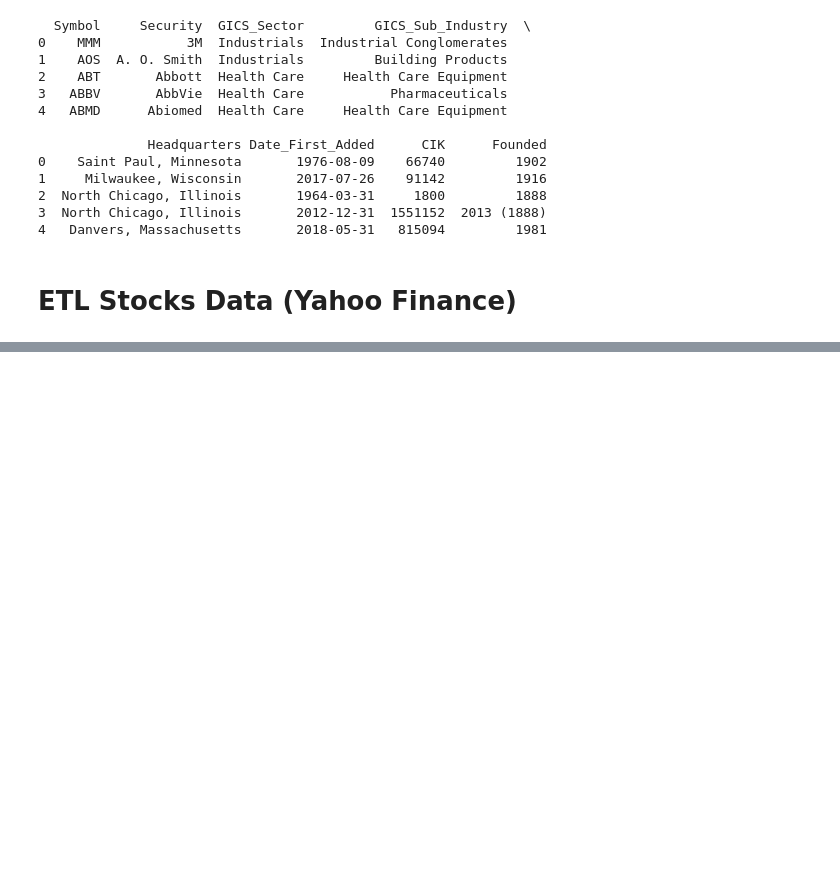
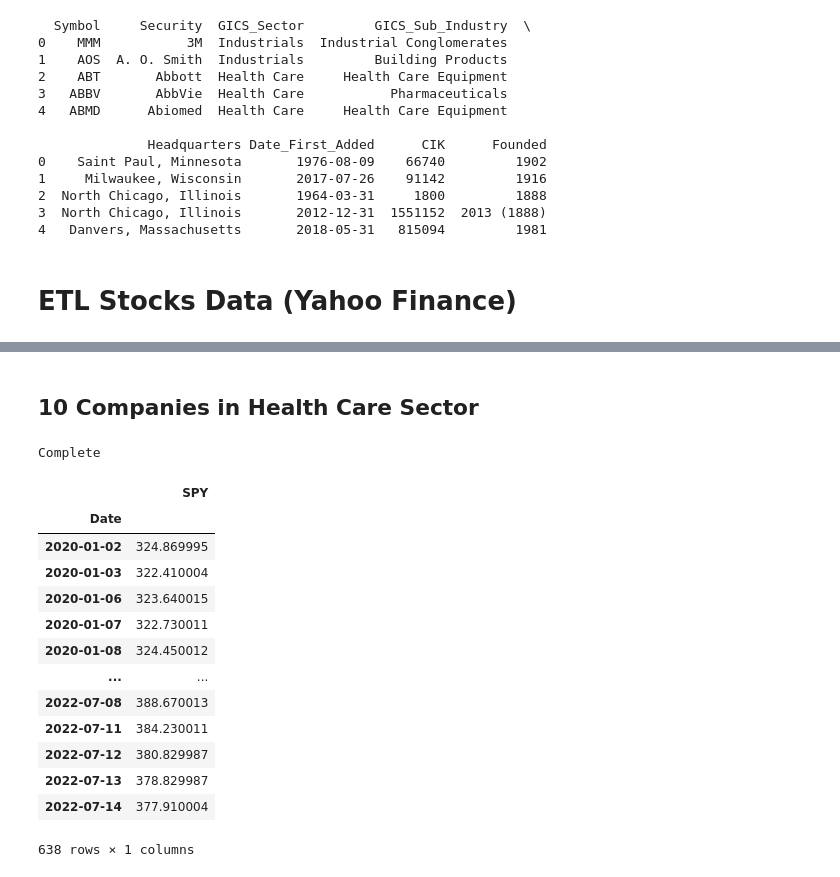
Before and after one commit to hothooper7/Stock_Market_Analysis, a Jupyter notebook: exploraory_analysis/ETL_stock_data.ipynb, the cells around one changed output, grey strips where cells are left out. Cells and saved outputs as stored; diff of their text form; code cells hidden in the pictures; blank space fills up the shorter version.

```diff
--- a/exploraory_analysis/ETL_stock_data.ipynb
+++ b/exploraory_analysis/ETL_stock_data.ipynb
@@ -1329,0 +126,12 @@ memory usage: 1.2 KB
+# %% [markdown]
+## 10 Companies in Health Care Sector
+# %%
+symbols = ["PFE", "LH", "CI", "BIIB", "ABT", "GILD", "UNH", "JNJ", "AMGN", "BMY"]
+
+for symbol in symbols:
+    stock = web.DataReader(symbol, 'yahoo', start='2020-01-01', end = dt.datetime.today())
+    stock.to_csv(f"{symbol}.csv")
+
+print("Complete")
+# %% [output]
+Complete
@@ -1329,0 +143,19 @@ memory usage: 1.2 KB
+# %%
+df = df_SPY[["Close"]]
+df = df.rename(columns = {"Close": "SPY"})
+df
+# %% [output]
+|  | SPY |
+| Date |  |
+| 2020-01-02 | 324.869995 |
+| 2020-01-03 | 322.410004 |
+| 2020-01-06 | 323.640015 |
+| 2020-01-07 | 322.730011 |
+| 2020-01-08 | 324.450012 |
+| ... | ... |
+| 2022-07-08 | 388.670013 |
+| 2022-07-11 | 384.230011 |
+| 2022-07-12 | 380.829987 |
+| 2022-07-13 | 378.829987 |
+| 2022-07-14 | 377.910004 |
+638 rows × 1 columns
```
Also changed, not shown: parts of 176 cells of this notebook.
